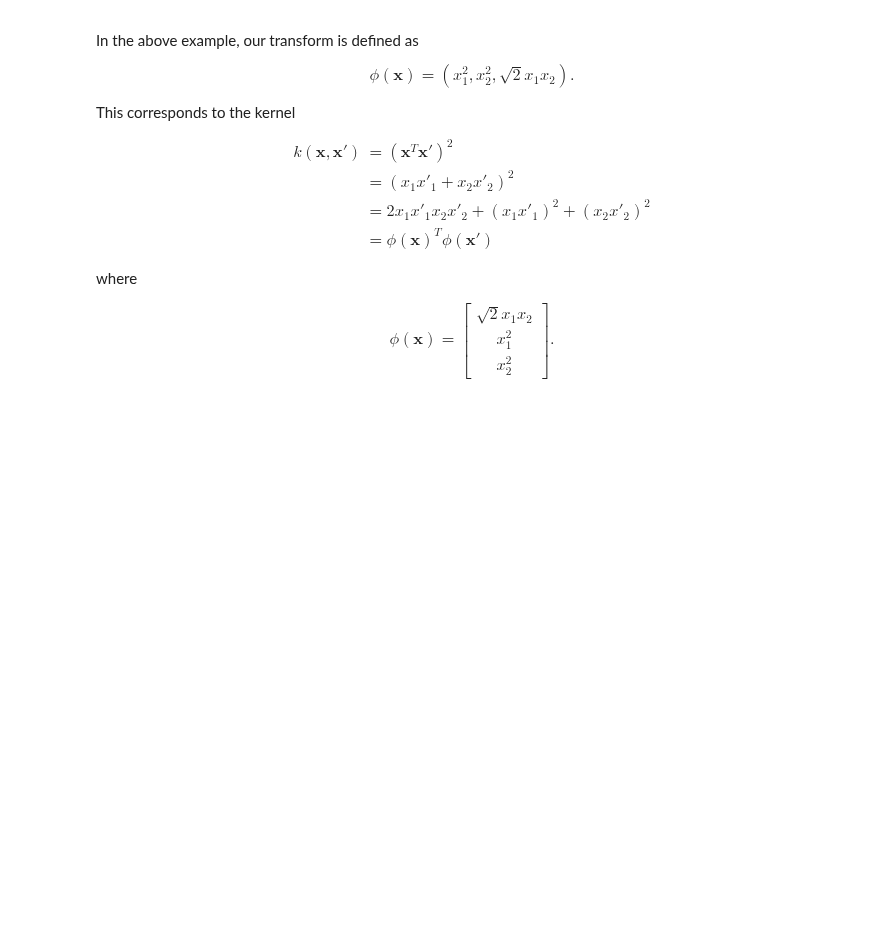
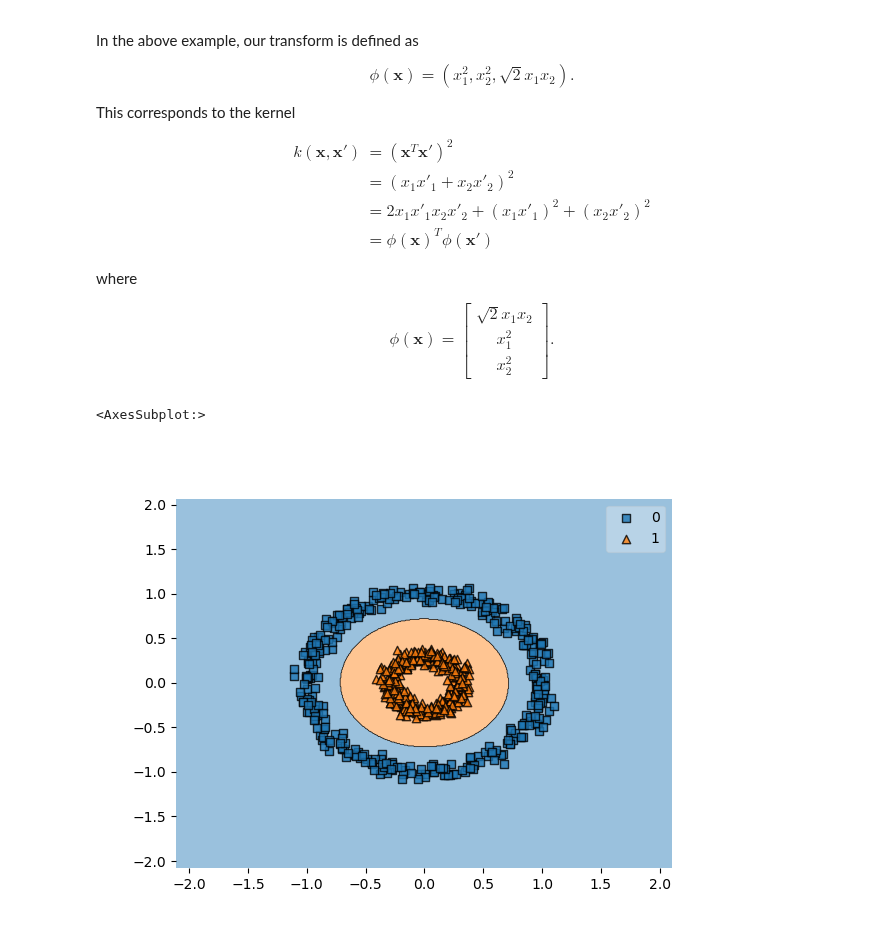
Before and after one commit to ajdillhoff/CSE6363, a Jupyter notebook: svm/kernels.ipynb, the cells around one changed output. Drawn from its saved outputs; the diff is of its cells as text; code cells hidden in the pictures; blank space fills up the shorter version.

Commit message:
Added polynomial kernel logistic regression

```diff
--- a/svm/kernels.ipynb
+++ b/svm/kernels.ipynb
@@ -76,3 +83,32 @@ x_1^2\\
 x_2^2
 \end{bmatrix}.
 $$
+# %%
+from matplotlib.colors import ListedColormap
+from mlxtend.plotting.decision_regions import plot_decision_regions
+from sklearn.linear_model import LogisticRegression
+
+class KernelRegression():
+    def __init__(self):
+        self.clf = LogisticRegression()
+
+    def predict(self, x):
+        x = feature_transform(x)
+        x = self.phi @ x.T
+        return self.clf.predict(x.T)
+
+    def fit(self, X, Y):
+        X = feature_transform(X)
+        K = X @ X.T
+        self.phi = X
+        self.clf.fit(K, Y)
+
+model = KernelRegression()
+model.fit(X_train, y_train)
+
+fig = plt.figure()
+ax = plot_decision_regions(X_train, y_train, model)
+fig.add_subplot(ax)
+# %% [output]
+<AxesSubplot:>
+[figure, added]
```
Also changed, not shown: parts of 2 cells of this notebook, 2 other files.
